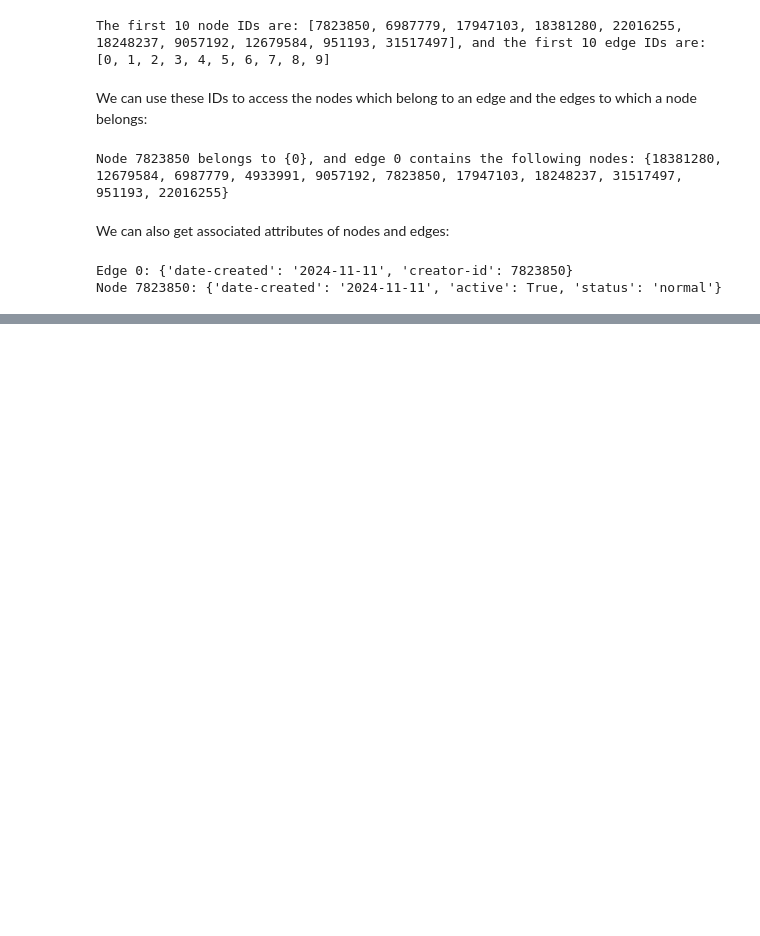
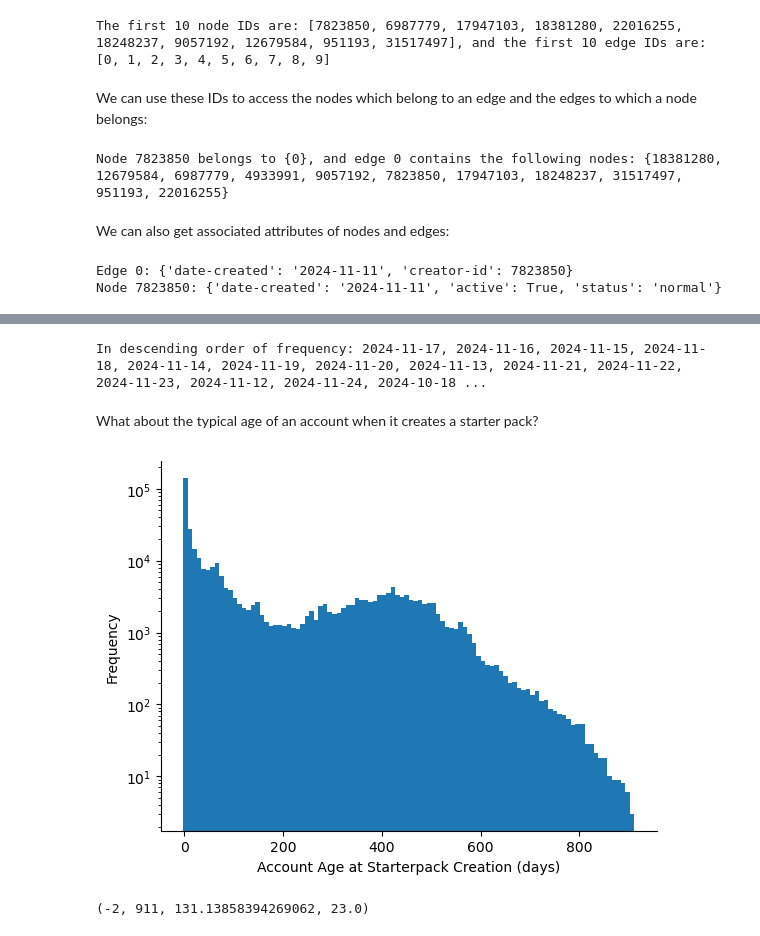
Before and after one commit to nwlandry/software-demos, a Jupyter notebook: higher-order-hackathon2025/tutorial.ipynb, the cells around one changed output, grey strips where cells are left out. Drawn from its saved outputs; the diff is of its cells as text; code cells hidden in the pictures; blank space fills up the shorter version.

```diff
--- a/higher-order-hackathon2025/tutorial.ipynb
+++ b/higher-order-hackathon2025/tutorial.ipynb
@@ -91,0 +170,22 @@ Node 7823850: {'date-created': '2024-11-11', 'active': True, 'status': 'normal'}
+# %%
+sorted_dates = dates[np.argsort(counts)]
+print(f"In descending order of frequency: {", ".join(sorted_dates[-20:][::-1])}")
+# %% [output]
+In descending order of frequency: 2024-11-17, 2024-11-16, 2024-11-15, 2024-11-18, 2024-11-14, 2024-11-19, 2024-11-20, 2024-11-13, 2024-11-21, 2024-11-22, 2024-11-23, 2024-11-12, 2024-11-24, 2024-10-18 ...
+# %% [markdown]
+What about the typical age of an account when it creates a starter pack?
+# %%
+plt.hist(account_age_at_creation, bins=100)
+plt.xlabel("Account Age at Starterpack Creation (days)")
+plt.ylabel("Frequency")
+plt.yscale("log")
+sns.despine()
+plt.show()
+# %% [output]
+[figure, added]
+# %%
+min(account_age_at_creation), max(account_age_at_creation), np.mean(
+    account_age_at_creation
+), np.median(account_age_at_creation)
+# %% [output]
+(-2, 911, 131.13858394269062, 23.0)
```
Also changed, not shown: parts of 10 cells of this notebook.
